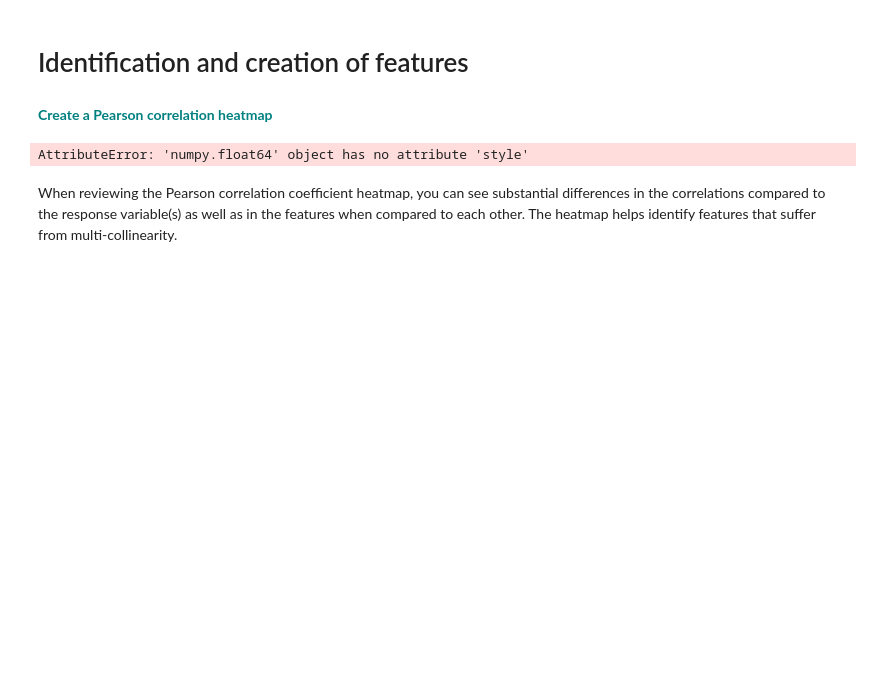
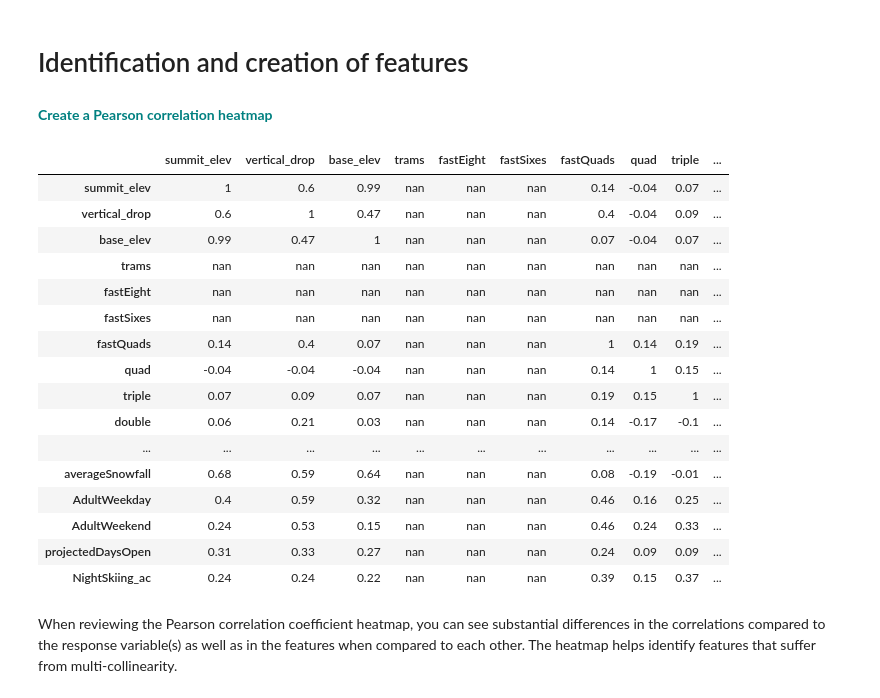
Before and after one commit to minseoul5/GuidedCapstone, a Jupyter notebook: GuidedCapstoneStep3HL_MinKim.ipynb, the cells around one changed output. Cells and saved outputs as stored; diff of their text form; code cells hidden in the pictures; blank space fills up the shorter version.

```diff
--- a/GuidedCapstoneStep3HL_MinKim.ipynb
+++ b/GuidedCapstoneStep3HL_MinKim.ipynb
@@ -302,13 +302,29 @@ g = sns.pairplot(dfno, vars=["AdultWeekday", "AdultWeekend", "daysOpenLastYear",
 <font color='teal'>**Create a Pearson correlation heatmap**</font>
 # %%
 #Calculate the correlation coefficients
-corr =  dfno['AdultWeekday'].corr(df['AdultWeekend'])
+corr =  dfno.corr()
 
 
 #plot it in the next line
 corr.round(2).style.background_gradient(cmap='coolwarm')
 # %% [output]
-AttributeError: 'numpy.float64' object has no attribute 'style'
+|  | summit_elev | vertical_drop | base_elev | trams | fastEight | fastSixes | fastQuads | quad | triple | ... |
+| summit_elev | 1 | 0.6 | 0.99 | nan | nan | nan | 0.14 | -0.04 | 0.07 | ... |
+| vertical_drop | 0.6 | 1 | 0.47 | nan | nan | nan | 0.4 | -0.04 | 0.09 | ... |
+| base_elev | 0.99 | 0.47 | 1 | nan | nan | nan | 0.07 | -0.04 | 0.07 | ... |
+| trams | nan | nan | nan | nan | nan | nan | nan | nan | nan | ... |
+| fastEight | nan | nan | nan | nan | nan | nan | nan | nan | nan | ... |
+| fastSixes | nan | nan | nan | nan | nan | nan | nan | nan | nan | ... |
+| fastQuads | 0.14 | 0.4 | 0.07 | nan | nan | nan | 1 | 0.14 | 0.19 | ... |
+| quad | -0.04 | -0.04 | -0.04 | nan | nan | nan | 0.14 | 1 | 0.15 | ... |
+| triple | 0.07 | 0.09 | 0.07 | nan | nan | nan | 0.19 | 0.15 | 1 | ... |
+| double | 0.06 | 0.21 | 0.03 | nan | nan | nan | 0.14 | -0.17 | -0.1 | ... |
+| ... | ... | ... | ... | ... | ... | ... | ... | ... | ... | ... |
+| averageSnowfall | 0.68 | 0.59 | 0.64 | nan | nan | nan | 0.08 | -0.19 | -0.01 | ... |
+| AdultWeekday | 0.4 | 0.59 | 0.32 | nan | nan | nan | 0.46 | 0.16 | 0.25 | ... |
+| AdultWeekend | 0.24 | 0.53 | 0.15 | nan | nan | nan | 0.46 | 0.24 | 0.33 | ... |
+| projectedDaysOpen | 0.31 | 0.33 | 0.27 | nan | nan | nan | 0.24 | 0.09 | 0.09 | ... |
+| NightSkiing_ac | 0.24 | 0.24 | 0.22 | nan | nan | nan | 0.39 | 0.15 | 0.37 | ... |
 # %% [markdown]
 When reviewing the Pearson correlation coefficient heatmap, you can see substantial differences in the correlations compared to the response variable(s) as well as in the features when compared to each other. The heatmap helps identify features that suffer from multi-collinearity.
 # %% [markdown]
```
Also changed, not shown: parts of 12 cells of this notebook.
